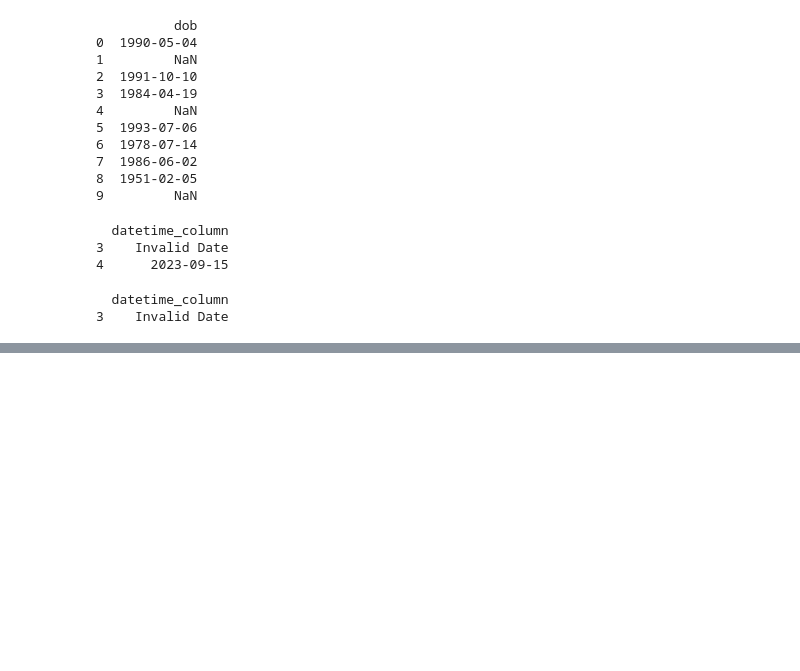
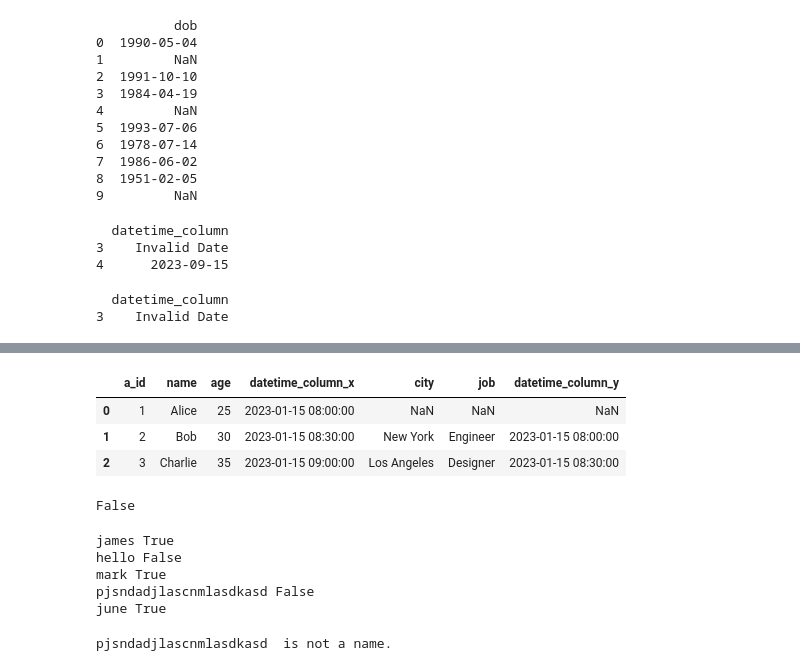
Before and after one commit to RDOsama/work_file, a Jupyter notebook: practice_work.ipynb, the cells around one changed output, grey strips where cells are left out. Cells and saved outputs as stored; diff of their text form; code cells hidden in the pictures; blank space fills up the shorter version.

```diff
--- a/practice_work.ipynb
+++ b/practice_work.ipynb
@@ -385,0 +967,39 @@ print(not_in_desired_format)
+# %%
+import pandas as pd
+import numpy as np
+
+# Create DataFrame A
+data_A = {
+    'a_id': [1, 2, 3],
+    'name': ['Alice', 'Bob', 'Charlie'],
+    'age': [25, 30, 35],
+    'datetime_column': ['2023-01-15 08:00:00', '2023-01-15 08:30:00', '2023-01-15 09:00:00']
+
+}
+df_A = pd.DataFrame(data_A)
+
+# Create DataFrame B
+data_B = {
+    'id': [2, 3, 4],
+    'city': ['New York', 'Los Angeles', 'Chicago'],
+    'job': ['Engineer', 'Designer', 'Teacher'],
+    'datetime_column': ['2023-01-15 08:00:00', '2023-01-15 08:30:00', '2023-01-15 09:00:00']
+}
+df_B = pd.DataFrame(data_B)
+
+# Merge DataFrames A and B based on 'id', filling missing values with NaN
+merged_df = pd.merge(df_A, df_B, left_on='a_id',right_on = 'id',  how='left' )
+
+merged_df.drop('id', axis=1, inplace=True)
+
+# Print the merged DataFrame
+# print(merged_df)
+
+# Print the merged DataFrame
+# print(merged_df)
+merged_df
+# %% [output]
+|  | a_id | name | age | datetime_column_x | city | job | datetime_column_y |
+| 0 | 1 | Alice | 25 | 2023-01-15 08:00:00 | NaN | NaN | NaN |
+| 1 | 2 | Bob | 30 | 2023-01-15 08:30:00 | New York | Engineer | 2023-01-15 08:00:00 |
+| 2 | 3 | Charlie | 35 | 2023-01-15 09:00:00 | Los Angeles | Designer | 2023-01-15 08:30:00 |
@@ -385,0 +1012,35 @@ print(not_in_desired_format)
+# %%
+is_name('june')
+# %% [output]
+False
+# %%
+check_names = {'hello', 'mark', 'june', 'james', 'pjsndadjlascnmlasdkasd'}
+for i in check_names:
+    print(i, is_name(i))
+# %% [output]
+james True
+hello False
+mark True
+pjsndadjlascnmlasdkasd False
+june True
+# %%
+import gender_guesser.detector as gender
+
+# Initialize the gender detector
+gd = gender.Detector(case_sensitive=False)
+
+# Function to check if a string is a name
+def is_name(input_string):
+    gender_prediction = gd.get_gender(input_string)
+
+    # Check if the prediction indicates a name
+    return gender_prediction != 'unknown' and gender_prediction != 'andy'
+
+# Test the function
+input_string = 'pjsndadjlascnmlasdkasd '
+if is_name(input_string):
+    print(f"{input_string} is a name.")
+else:
+    print(f"{input_string} is not a name.")
+# %% [output]
+pjsndadjlascnmlasdkasd  is not a name.
```
Also changed, not shown: parts of 32 cells of this notebook.
